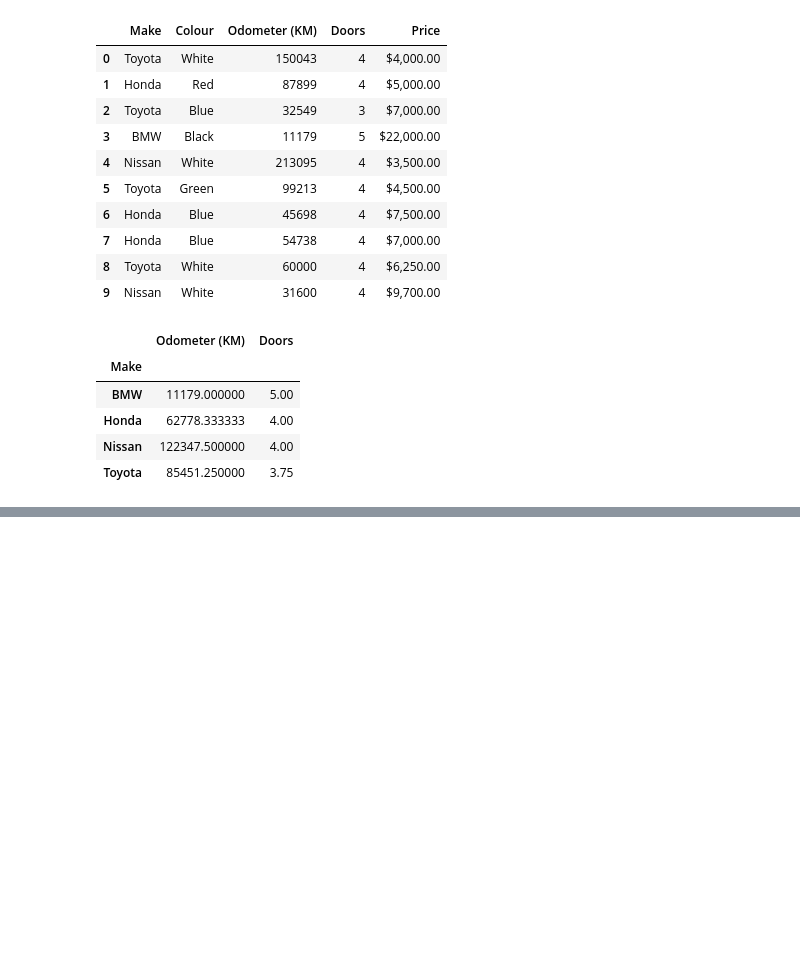
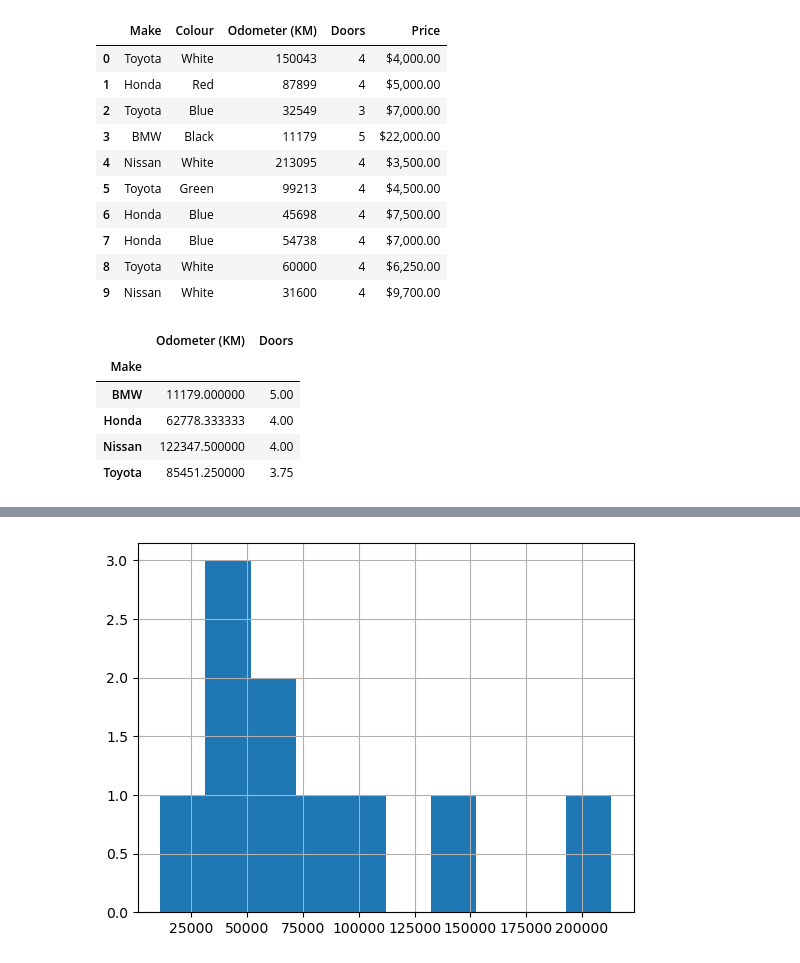
Before and after one commit to pnowak2/learnjs, a Jupyter notebook: libraries/machine learning/complete-machine-learning-bootcamp-udemy/section-6/sample-project/introduction-to-pandas.ipynb, the cells around one changed output, grey strips where cells are left out. Drawn from its saved outputs; the diff is of its cells as text; code cells hidden in the pictures; blank space fills up the shorter version.

```diff
--- a/libraries/machine learning/complete-machine-learning-bootcamp-udemy/section-6/sample-project/introduction-to-pandas.ipynb
+++ b/libraries/machine learning/complete-machine-learning-bootcamp-udemy/section-6/sample-project/introduction-to-pandas.ipynb
@@ -353,0 +390,5 @@ car_sales.groupby(["Make"]).mean(numeric_only=True)
+# %%
+ax = car_sales["Odometer (KM)"].hist()
+plt.show(ax)
+# %% [output]
+[figure, added]
```
Also changed, not shown: parts of 6 cells of this notebook, 1 other file.
